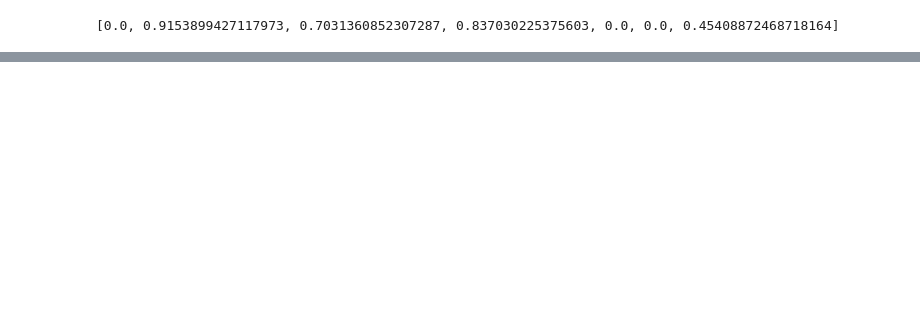
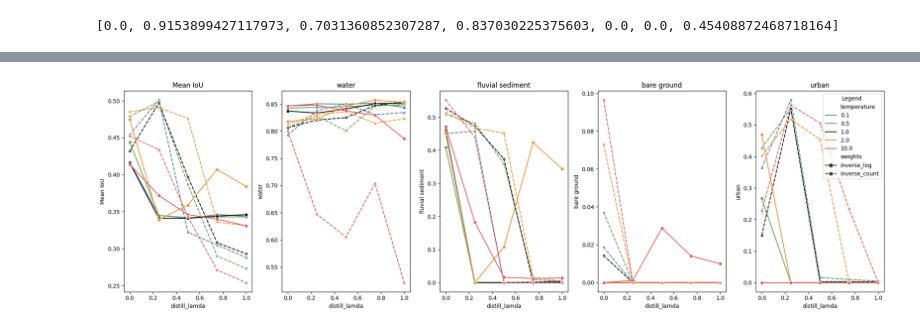
Before and after one commit to sherryqcchen/mlfluv, a Jupyter notebook: plot_accuracy.ipynb, the cells around one changed output, grey strips where cells are left out. Saved outputs shown, nothing was run; the diff lists cells and outputs as text; code cells hidden in the pictures; blank space fills up the shorter version.

Commit message:
add plotting

```diff
--- a/plot_accuracy.ipynb
+++ b/plot_accuracy.ipynb
@@ -164,0 +197,34 @@ print(best_water_param[['log_num', 'tune_log_num', 'distill_lamda', 'temperature
+# %%
+import seaborn as sns
+import matplotlib.pyplot as plt
+
+sub_df = filtered_df[filtered_df['which_label'] == 'ESRI']
+df1 = sub_df[sub_df['weights'] == 'inverse_log']
+df2 = sub_df[sub_df['weights'] == 'inverse_count']
+
+# Define a custom color palette for 'temperature' categories
+temperature_palette = ['#4e79a7', '#59a14f','black', '#f28e2b', '#e15759']
+sns.set_palette(temperature_palette)
+
+# Create a figure with subplots
+fig, axes = plt.subplots(nrows=1, ncols=5, figsize=(20, 6))
+
+for i, col in enumerate(['Mean IoU', 'water', 'fluvial sediment', 'bare ground','urban']):
+    sns.lineplot(data=sub_df, x='distill_lamda', y=col, hue='temperature', style='weights',
+                 markers=True, ax=axes[i], palette=temperature_palette)
+    axes[i].set_title(f'{col}')
+    axes[i].set_xlabel('distill_lamda')
+    axes[i].set_ylabel(col)
+    axes[i].legend().set_visible(False)  # Remove individual legends
+
+# Create a common legend outside the subplots
+handles, labels = axes[0].get_legend_handles_labels()
+plt.legend(handles, labels, title='Legend', loc='upper right')
+
+# Adjust layout
+plt.tight_layout()
+
+# Show the plot
+plt.show()
+# %% [output]
+[figure, added]
```
Also changed, not shown: parts of 13 cells of this notebook, 2 other files.
